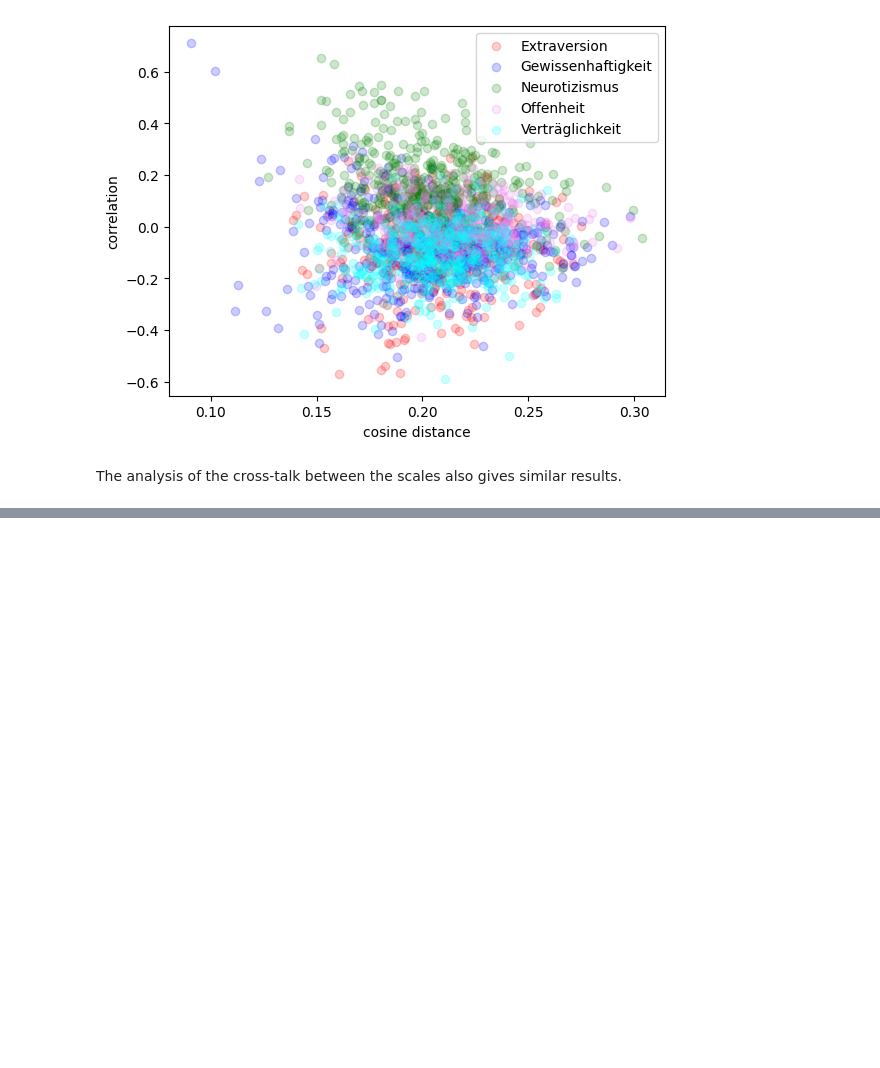
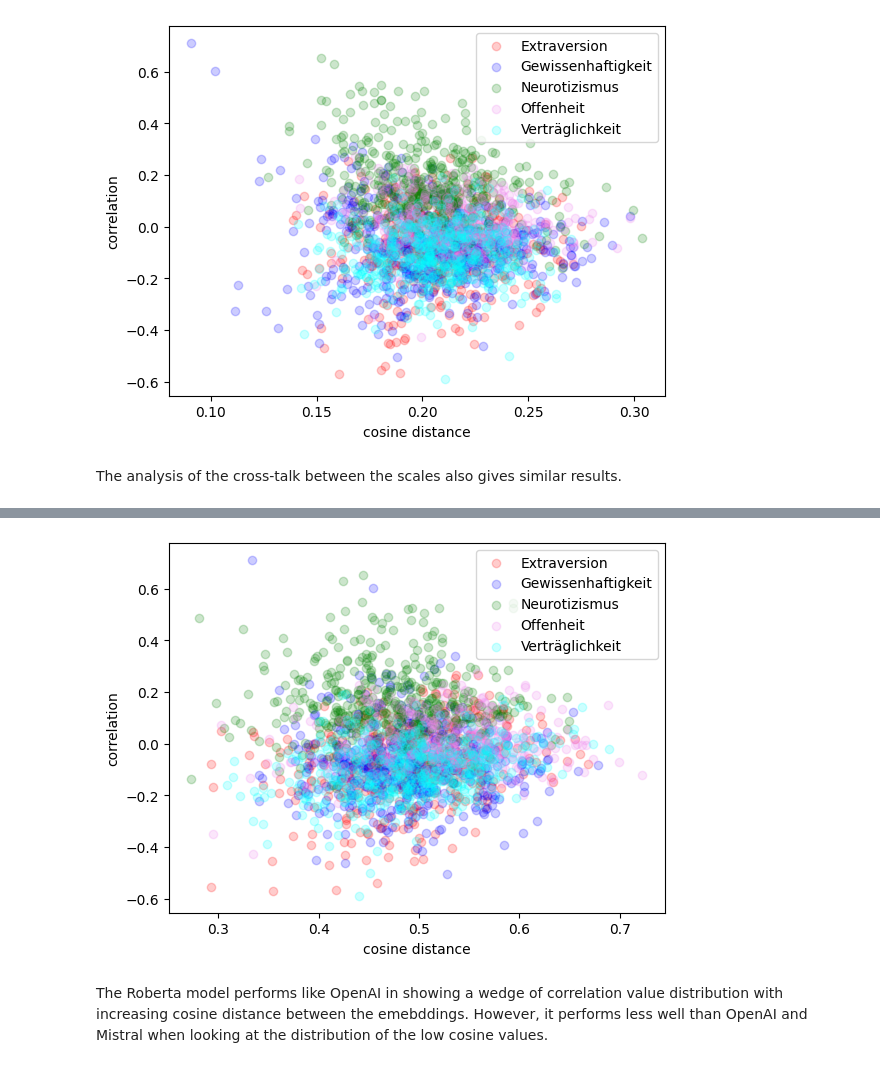
Before and after one commit to roberto-viviani/PsychoOntology, a Jupyter notebook: Ontology.ipynb, the cells around one changed output, grey strips where cells are left out. Drawn from its saved outputs; the diff is of its cells as text; code cells hidden in the pictures; blank space fills up the shorter version.

```diff
--- a/Ontology.ipynb
+++ b/Ontology.ipynb
@@ -143,0 +170,26 @@ The analysis of the cross-talk between the scales also gives similar results.
+# %%
+# select rows of mx where scales.scaleID is "NEO"
+neo_idx = scales['scaleID'] == 'NEO'
+pid_idx = scales['scaleID'] == 'PID'
+neo_mx = mx[neo_idx, :]
+pid_mx = mx[pid_idx, :]
+cdist_mx = distance.cdist(neo_mx, pid_mx, metric='cosine')
+ccorr_mx = corr_mx[np.ix_(neo_idx,pid_idx)]
+
+# create a scatter plot of cdist_mx and ccorr_mx
+import matplotlib.pyplot as plt
+neo_types = pd.Categorical(scales[neo_idx]['type'].values)
+colors = ['red', 'blue', 'green', 'violet', 'cyan']
+for neoscale, color in zip(neo_types.categories, colors):
+    neo_type_idx = neo_types == neoscale
+    plt.scatter(cdist_mx[neo_type_idx,:].flatten(), ccorr_mx[neo_type_idx,:].flatten(),
+                alpha = 0.2, c = color, label = neoscale)
+plt.legend(loc = 1)
+
+plt.xlabel('cosine distance')
+plt.ylabel('correlation')
+plt.show()
+# %% [output]
+[figure, added]
+# %% [markdown]
+The Roberta model performs like OpenAI in showing a wedge of correlation value distribution with increasing cosine distance between the emebddings. However, it performs less well than OpenAI and Mistral when looking at the distribution of the low cosine values.
```
Also changed, not shown: parts of 2 cells of this notebook.
